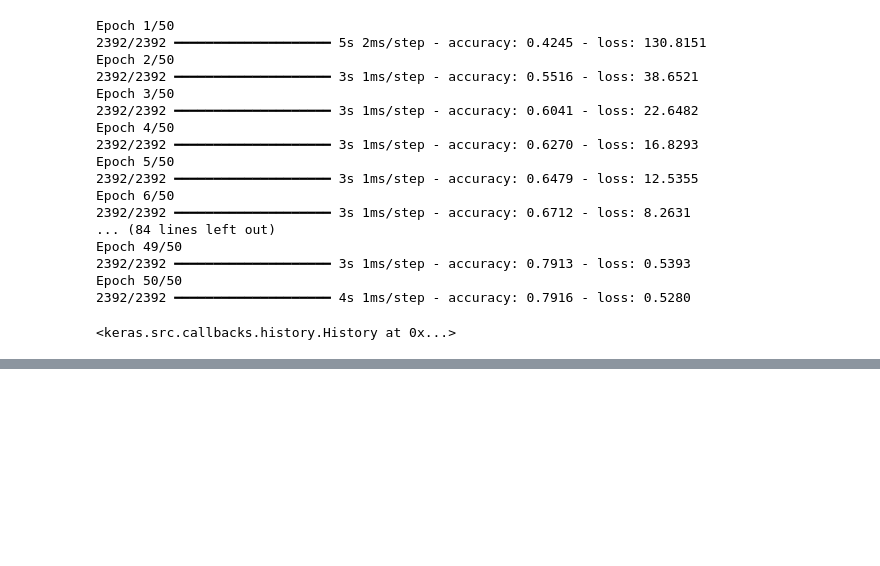
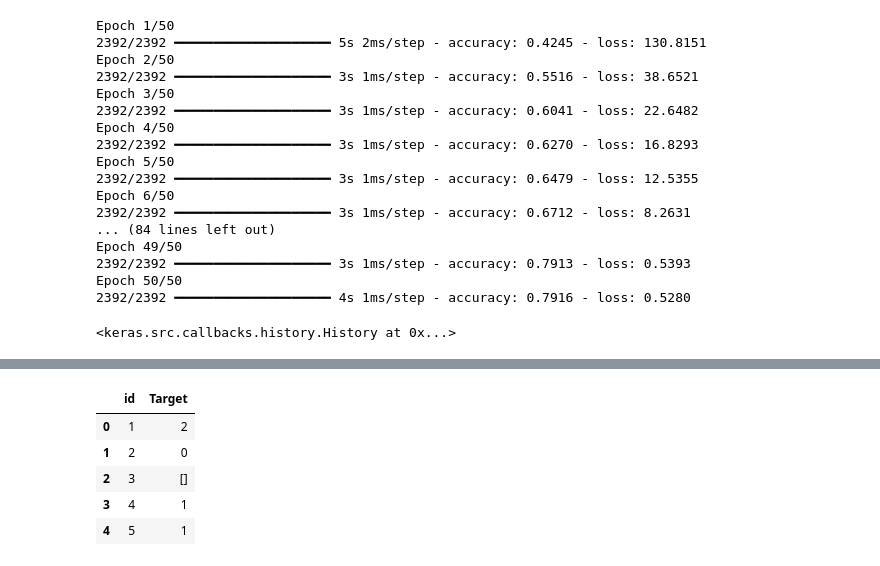
Before and after one commit to saabir2003/1st-project, a Jupyter notebook: academic prediction notebook.ipynb, the cells around one changed output, grey strips where cells are left out. Drawn from its saved outputs; the diff is of its cells as text; code cells hidden in the pictures; blank space fills up the shorter version.

Commit message:
Kaggle Notebook | academic model | Version 6

```diff
--- a/academic prediction notebook.ipynb
+++ b/academic prediction notebook.ipynb
@@ -307,3 +307,5 @@ Epoch 50/50
 <keras.src.callbacks.history.History at 0x...>
 # %%
 model.save("model.h5")
+# %%
+results=model.predict(X_test)
@@ -309,0 +328,2 @@ model.save("model.h5")
+# %%
+predict=results.round()
@@ -309,0 +334,2 @@ model.save("model.h5")
+# %%
+predict = tf.cast(predict, dtype=tf.int32)
@@ -309,0 +340,9 @@ model.save("model.h5")
+# %%
+j=1
+l=[]
+for i in predict:
+  print(i)
+  indexes = tf.where(tf.equal(i, 1))
+  print(indexes.numpy().squeeze())
+  l.append([j,indexes.numpy().squeeze()])
+  j=j+1
@@ -309,0 +370,12 @@ model.save("model.h5")
+# %%
+exit=pd.DataFrame(l)
+col=["id","Target"]
+exit.columns=col
+exit.head()
+# %% [output]
+|  | id | Target |
+| 0 | 1 | 2 |
+| 1 | 2 | 0 |
+| 2 | 3 | [] |
+| 3 | 4 | 1 |
+| 4 | 5 | 1 |
```
Also changed, not shown: parts of 7 cells of this notebook.
